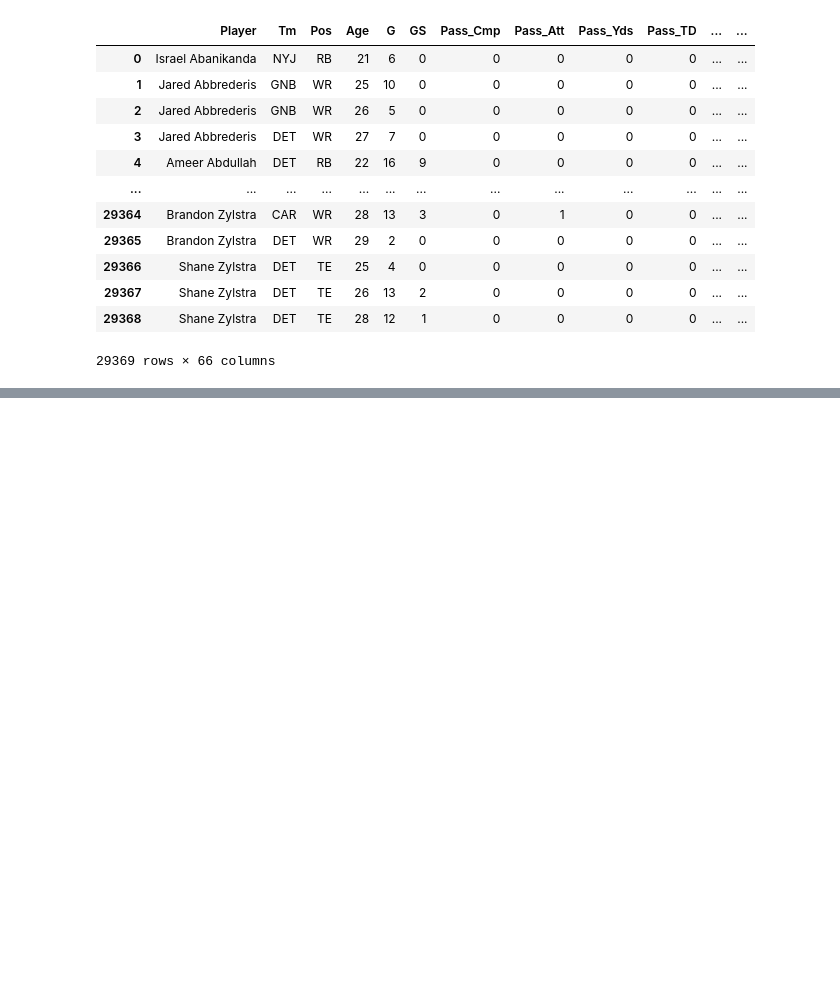
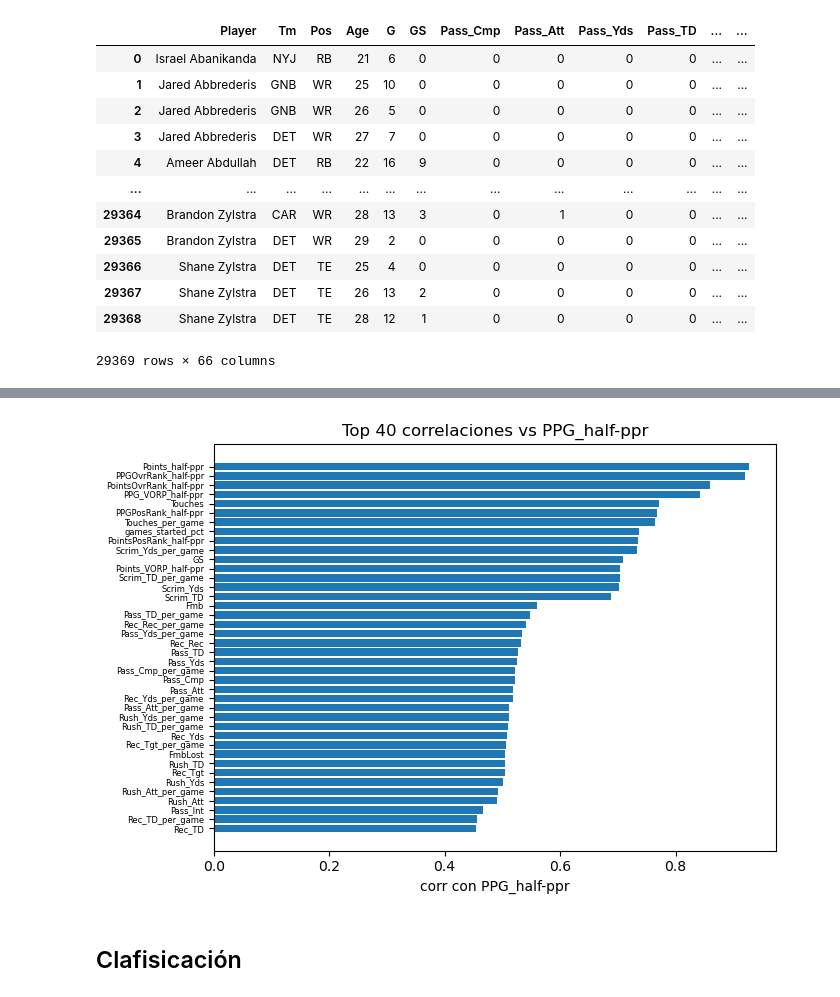
Before and after one commit to edumar67/Fantasy_project, a Jupyter notebook: Entrega 1/1_entrega.ipynb, the cells around one changed output, grey strips where cells are left out. Drawn from its saved outputs; the diff is of its cells as text; code cells hidden in the pictures; blank space fills up the shorter version.

```diff
--- a/Entrega 1/1_entrega.ipynb
+++ b/Entrega 1/1_entrega.ipynb
@@ -184,0 +242,19 @@ print(resumen_nulos(df_ordenado))
+# %%
+s = (df_ordenado.select_dtypes("number")
+                  .corr(numeric_only=True)['PPG_half-ppr']
+                  .drop(labels=['PPG_half-ppr'], errors="ignore")
+                  .abs()
+                  .nlargest(40))
+
+plt.figure(figsize=(7,5))
+plt.barh(range(len(s)), s.values)
+plt.yticks(range(len(s)), s.index, fontsize=6)
+plt.xlabel(f"corr con {'PPG_half-ppr'}")
+plt.title(f"Top 40 correlaciones vs {'PPG_half-ppr'}")
+plt.gca().invert_yaxis()
+plt.tight_layout()
+plt.show()
+# %% [output]
+[figure, added]
+# %% [markdown]
+## Clafisicación
```
Also changed, not shown: parts of 7 cells of this notebook.
